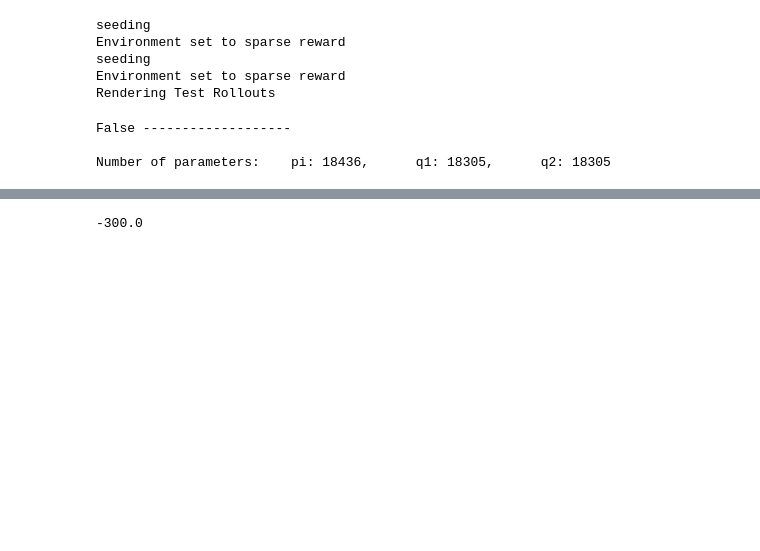
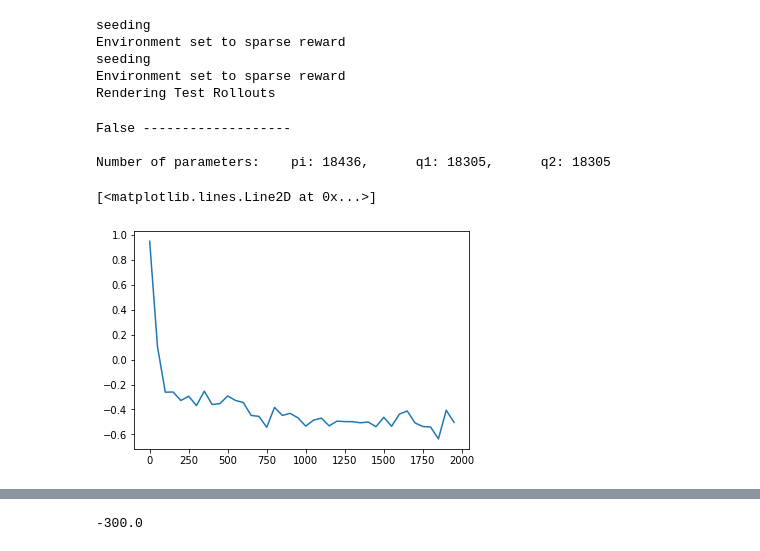
Before and after one commit to 0xtristan/rl_transformers, a Jupyter notebook: adv_weighted_play/Untitled.ipynb, the cells around one changed output, grey strips where cells are left out. Drawn from its saved outputs; the diff is of its cells as text; code cells hidden in the pictures; blank space fills up the shorter version.

```diff
--- a/adv_weighted_play/Untitled.ipynb
+++ b/adv_weighted_play/Untitled.ipynb
@@ -25,7 +26,8 @@ PLAY = True
 current_dir=/home/sholto/Desktop/AI/rl_transformers/adv_weighted_play
 # %%
 env_name = 'pointMassObject-v0'
-data = np.load('collected_data/17100experiment_2_HER_pointMassObject-v0.npz')
+filepath = 'collected_data/17100experiment_2_HER_pointMassObject-v0.npz'
+data = np.load(filepath)
 
 ac_kwargs = dict(hidden_sizes=[128]*2)
 seed = 0
@@ -60,17 +62,7 @@ replay_buffer = HERReplayBuffer(env, obs_dim, act_dim, replay_size, n_sampled_go
                                 goal_selection_strategy=strategy)
 
 
-
-
 episodes = data_to_r_buf_episodes(train_data, env)
-_ = [replay_buffer.store_hindsight_episode(e) for e in episodes]
+_ = [replay_buffer.store_hindsight_episode(e, store_original_transition=True) for e in episodes]
 
 batch_size = 200
-
-qs = []
-pis = []
-steps = []
-# %% [output]
-False -------------------
-
-Number of parameters:    pi: 18436,      q1: 18305,      q2: 18305
@@ -78,0 +69,31 @@ Number of parameters:    pi: 18436,      q1: 18305,      q2: 18305
+# %%
+# BC Bit.
+
+
+model = SAC_model(act_limit, obs_dim, act_dim, ac_kwargs['hidden_sizes'], lr, load=load, exp_name=exp_name,
+                  replay_buffer=replay_buffer)
+
+train_obs, train_acts, valid_obs, valid_acts = load_data(filepath, goal_based=True)
+
+policy = model.ac.pi
+optimizer = model.pi_optimizer
+
+# Using the functions from BC.py
+losses = []
+steps = []
+
+for t in tqdm(range(0, 2000)):
+    train_step(train_obs, train_acts, optimizer, policy)
+    if t % 50 == 0:
+        l = test_step(valid_obs, valid_acts, policy)
+        losses.append(l)
+        steps.append(t)
+
+
+plt.plot(steps, losses)
+# %% [output]
+False -------------------
+
+Number of parameters:    pi: 18436,      q1: 18305,      q2: 18305
+[<matplotlib.lines.Line2D at 0x...>]
+[figure, added]
```
Also changed, not shown: parts of 10 cells of this notebook, 3 other files.
